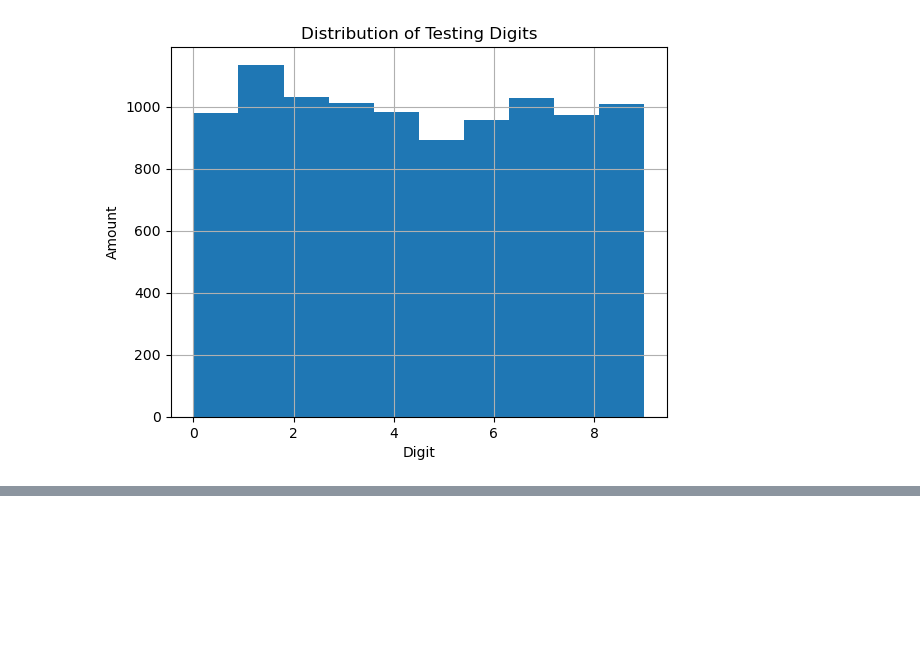
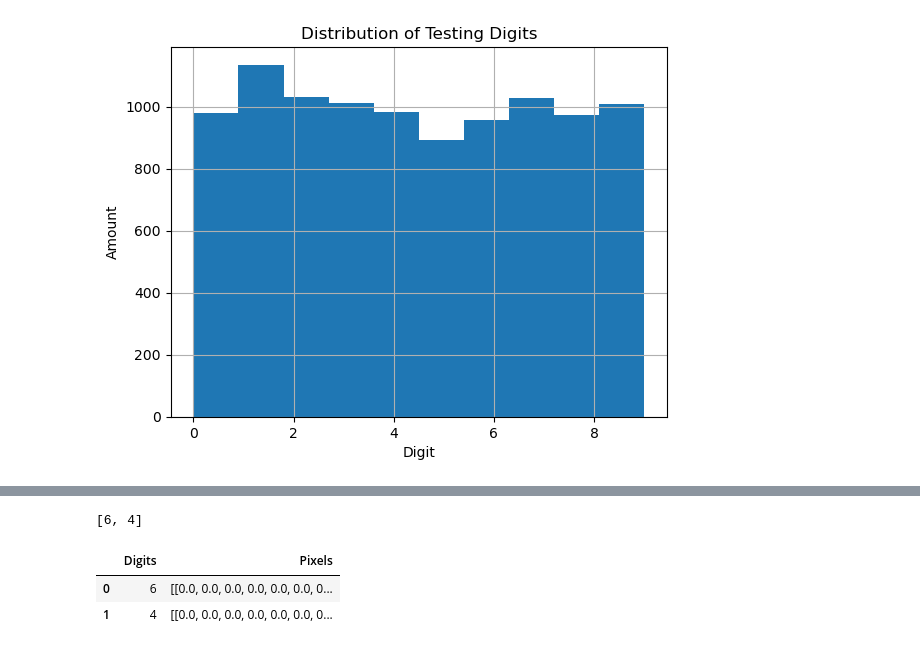
Before and after one commit to npgilman/CIS4930_FinalProject, a Jupyter notebook: CIS4930_FinalProject.ipynb, the cells around one changed output, grey strips where cells are left out. Cells and saved outputs as stored; diff of their text form; code cells hidden in the pictures; blank space fills up the shorter version.

Commit message:
Pixel manipulation

```diff
--- a/CIS4930_FinalProject.ipynb
+++ b/CIS4930_FinalProject.ipynb
@@ -84,0 +84,4 @@ plt.show()
+# %%
+# We apply the scaling to the entire datasets
+trainImages = trainImages/255
+testImages = testImages/255
@@ -84,0 +97,9 @@ plt.show()
+# %%
+imageMatrices = []
+testing = trainImages[90]
+testing2 = np.resize(testing, (1, (28*28)))
+testing4 = trainImages[92]
+testing4 = np.resize(testing4, (1,(28*28)))
+imageMatrices.append(testing2)
+imageMatrices.append(testing4)
+imageMatrices
@@ -84,0 +124,16 @@ plt.show()
+# %%
+testing3 = []
+testing3.append(trainLabels[90])
+testing3.append(trainLabels[92])
+labels = testing3
+labels
+# %% [output]
+[6, 4]
+# %%
+d = {'Digits': labels, 'Pixels': imageMatrices}
+df = pd.DataFrame(data=d)
+df
+# %% [output]
+|  | Digits | Pixels |
+| 0 | 6 | [[0.0, 0.0, 0.0, 0.0, 0.0, 0.0, 0... |
+| 1 | 4 | [[0.0, 0.0, 0.0, 0.0, 0.0, 0.0, 0... |
```
Also changed, not shown: parts of 9 cells of this notebook.
